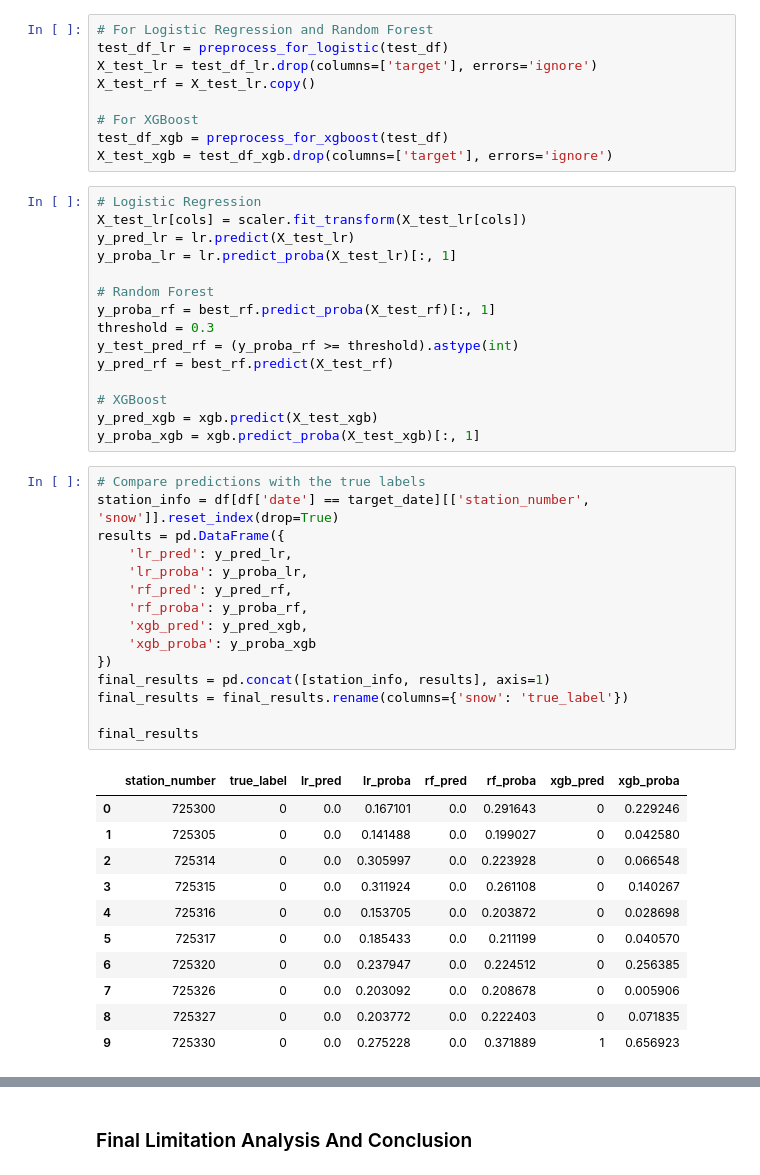
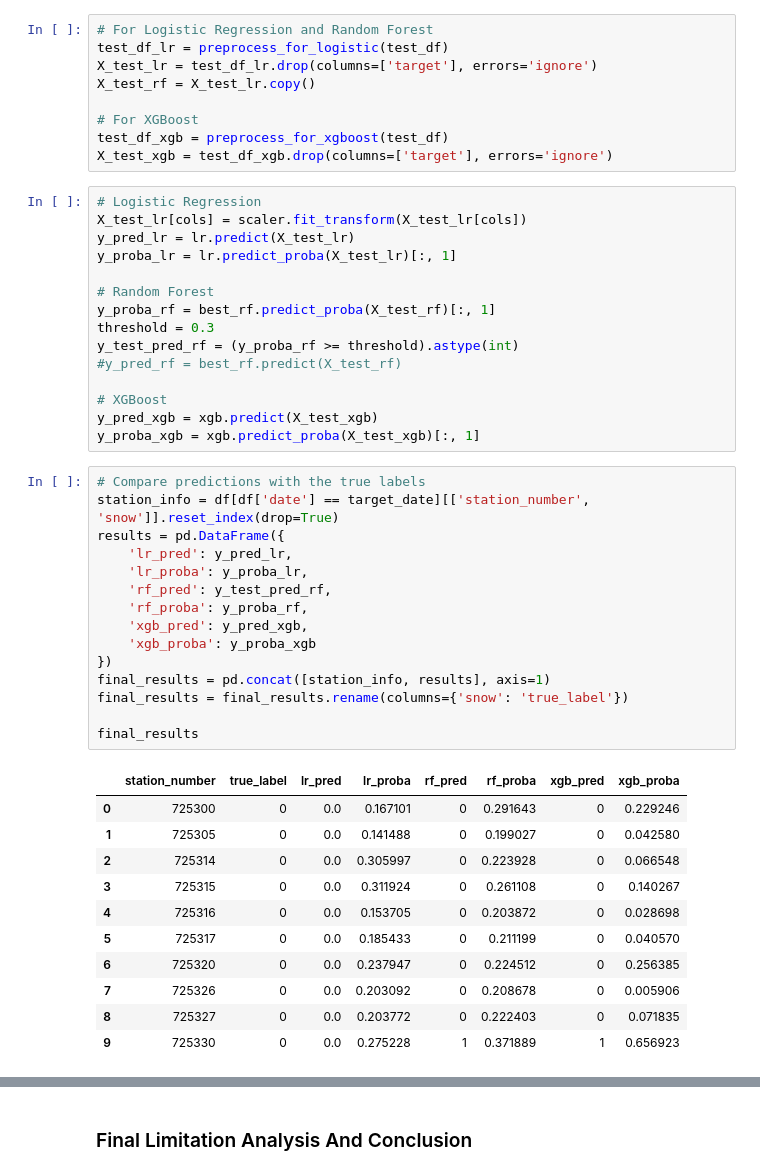
Before and after one commit to yanghang0918/Will-it-snow-tomorrow-, a Jupyter notebook: Coding Challenge.ipynb, the cells around one changed output, grey strips where cells are left out. Drawn from its saved outputs; the diff is of its cells as text.

```diff
--- a/Coding Challenge.ipynb
+++ b/Coding Challenge.ipynb
@@ -964,7 +964,7 @@ y_proba_lr = lr.predict_proba(X_test_lr)[:, 1]
 y_proba_rf = best_rf.predict_proba(X_test_rf)[:, 1]
 threshold = 0.3
 y_test_pred_rf = (y_proba_rf >= threshold).astype(int)
-y_pred_rf = best_rf.predict(X_test_rf)
+#y_pred_rf = best_rf.predict(X_test_rf)
 
 # XGBoost
 y_pred_xgb = xgb.predict(X_test_xgb)
@@ -972,27 +972,27 @@ y_proba_xgb = xgb.predict_proba(X_test_xgb)[:, 1]
 # %%
 # Compare predictions with the true labels
 station_info = df[df['date'] == target_date][['station_number', 'snow']].reset_index(drop=True)
 results = pd.DataFrame({
     'lr_pred': y_pred_lr,
     'lr_proba': y_proba_lr,
-    'rf_pred': y_pred_rf,
+    'rf_pred': y_test_pred_rf,
     'rf_proba': y_proba_rf,
     'xgb_pred': y_pred_xgb,
     'xgb_proba': y_proba_xgb
 })
 final_results = pd.concat([station_info, results], axis=1)
 final_results = final_results.rename(columns={'snow': 'true_label'})
 
 final_results
 # %% [output]
 |  | station_number | true_label | lr_pred | lr_proba | rf_pred | rf_proba | xgb_pred | xgb_proba |
-| 0 | 725300 | 0 | 0.0 | 0.167101 | 0.0 | 0.291643 | 0 | 0.229246 |
-| 1 | 725305 | 0 | 0.0 | 0.141488 | 0.0 | 0.199027 | 0 | 0.042580 |
-| 2 | 725314 | 0 | 0.0 | 0.305997 | 0.0 | 0.223928 | 0 | 0.066548 |
-| 3 | 725315 | 0 | 0.0 | 0.311924 | 0.0 | 0.261108 | 0 | 0.140267 |
-| 4 | 725316 | 0 | 0.0 | 0.153705 | 0.0 | 0.203872 | 0 | 0.028698 |
-| 5 | 725317 | 0 | 0.0 | 0.185433 | 0.0 | 0.211199 | 0 | 0.040570 |
-| 6 | 725320 | 0 | 0.0 | 0.237947 | 0.0 | 0.224512 | 0 | 0.256385 |
-| 7 | 725326 | 0 | 0.0 | 0.203092 | 0.0 | 0.208678 | 0 | 0.005906 |
-| 8 | 725327 | 0 | 0.0 | 0.203772 | 0.0 | 0.222403 | 0 | 0.071835 |
-| 9 | 725330 | 0 | 0.0 | 0.275228 | 0.0 | 0.371889 | 1 | 0.656923 |
+| 0 | 725300 | 0 | 0.0 | 0.167101 | 0 | 0.291643 | 0 | 0.229246 |
+| 1 | 725305 | 0 | 0.0 | 0.141488 | 0 | 0.199027 | 0 | 0.042580 |
+| 2 | 725314 | 0 | 0.0 | 0.305997 | 0 | 0.223928 | 0 | 0.066548 |
+| 3 | 725315 | 0 | 0.0 | 0.311924 | 0 | 0.261108 | 0 | 0.140267 |
+| 4 | 725316 | 0 | 0.0 | 0.153705 | 0 | 0.203872 | 0 | 0.028698 |
+| 5 | 725317 | 0 | 0.0 | 0.185433 | 0 | 0.211199 | 0 | 0.040570 |
+| 6 | 725320 | 0 | 0.0 | 0.237947 | 0 | 0.224512 | 0 | 0.256385 |
+| 7 | 725326 | 0 | 0.0 | 0.203092 | 0 | 0.208678 | 0 | 0.005906 |
+| 8 | 725327 | 0 | 0.0 | 0.203772 | 0 | 0.222403 | 0 | 0.071835 |
+| 9 | 725330 | 0 | 0.0 | 0.275228 | 1 | 0.371889 | 1 | 0.656923 |
```
Also changed, not shown: parts of 6 cells of this notebook, 1 other file.
